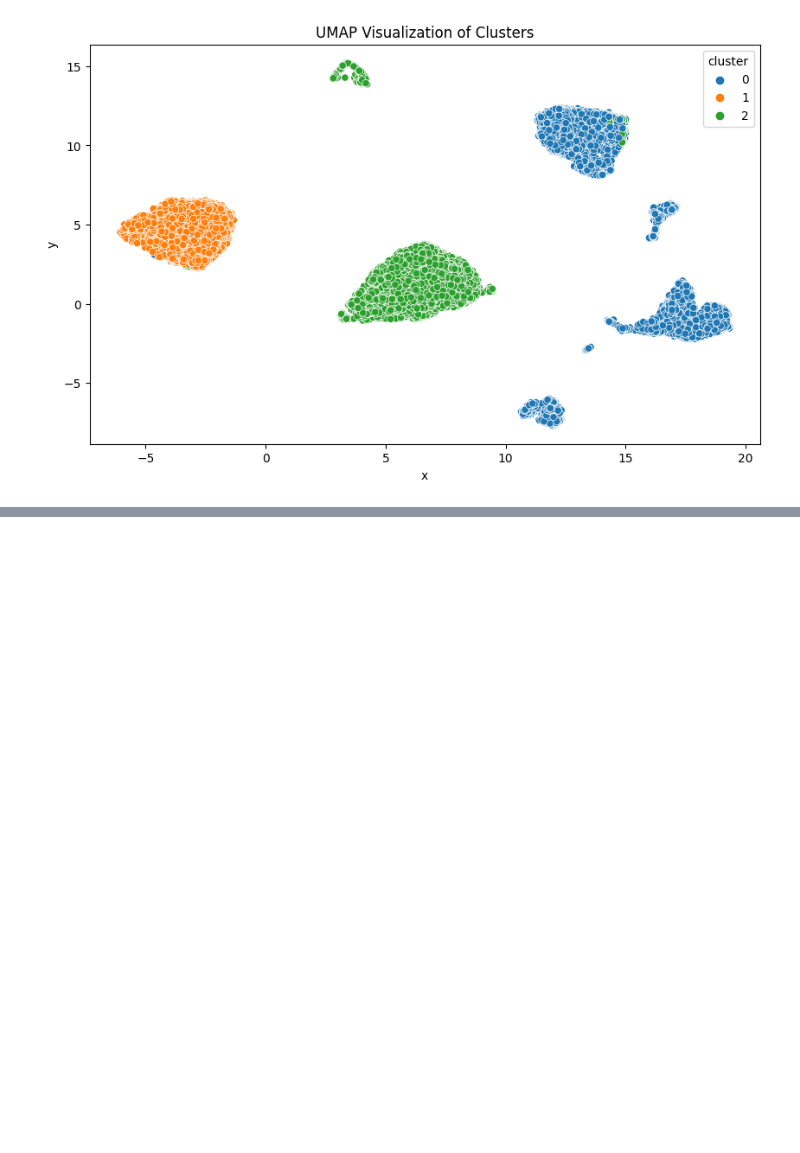
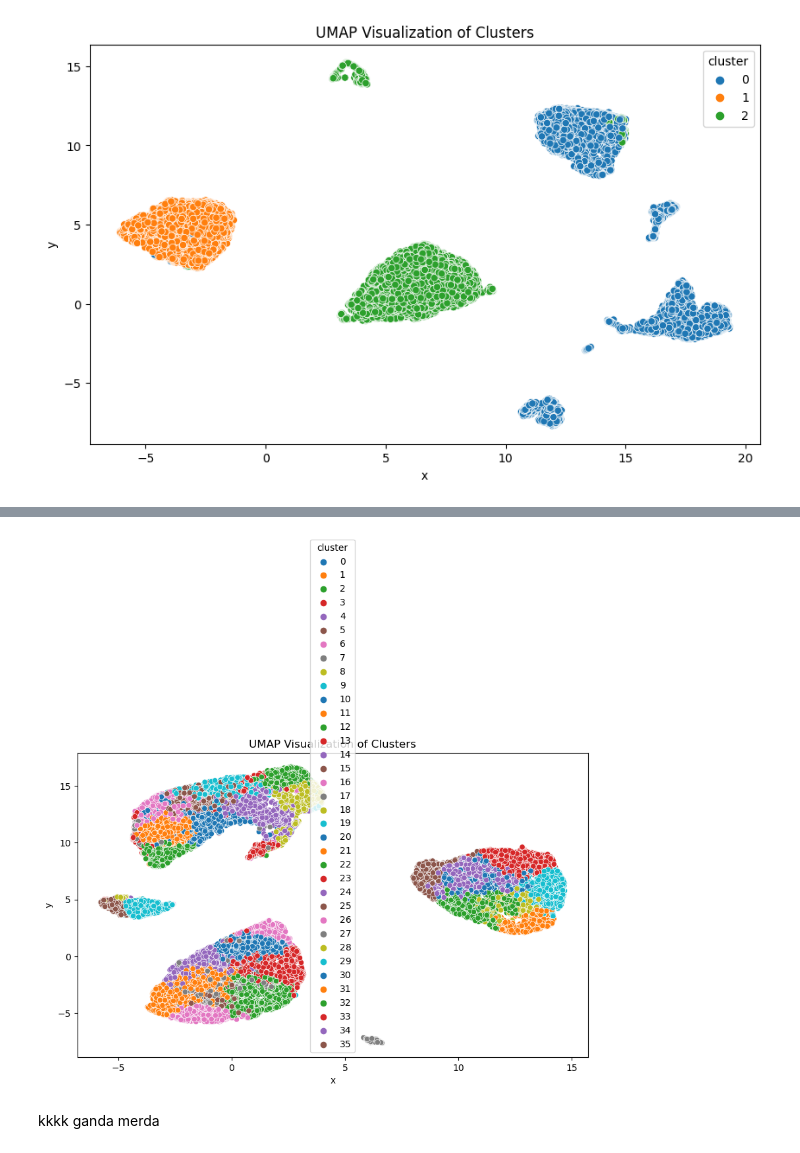
Before and after one commit to master-boda/Client-Segmentation-with-U-MAP-Embedding, a Jupyter notebook: src/modeling/modeling_notebook.ipynb, the cells around one changed output, grey strips where cells are left out. Saved outputs shown, nothing was run; the diff lists cells and outputs as text; code cells hidden in the pictures; blank space fills up the shorter version.

```diff
--- a/src/modeling/modeling_notebook.ipynb
+++ b/src/modeling/modeling_notebook.ipynb
@@ -143,0 +172,6 @@ plot_umap_clusters(customer_info_noencode_labeled_outliers)
+# %%
+plot_umap_clusters(coco)
+# %% [output]
+[figure, added]
+# %% [markdown]
+kkkk ganda merda
```
Also changed, not shown: parts of 5 cells of this notebook, 1 other file.
